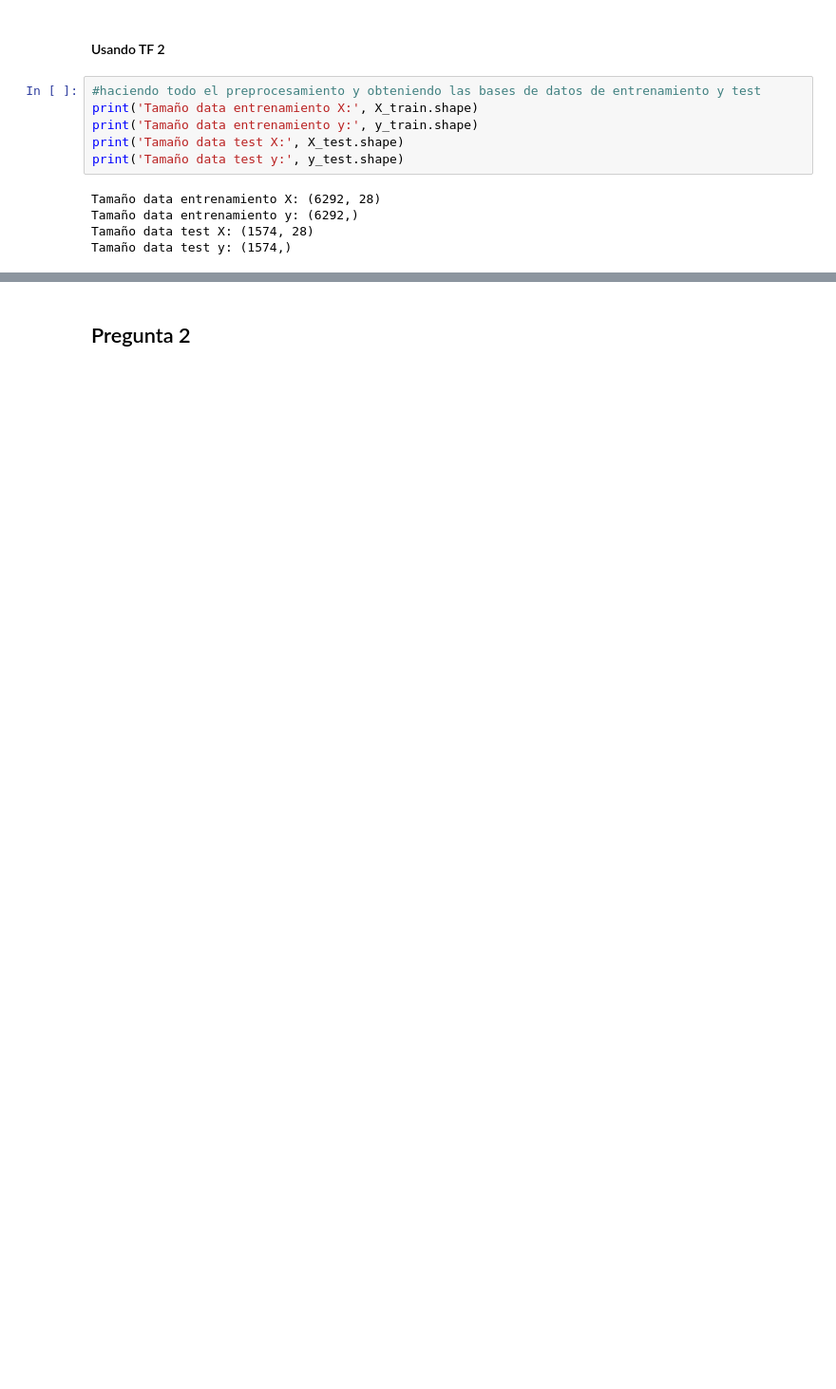
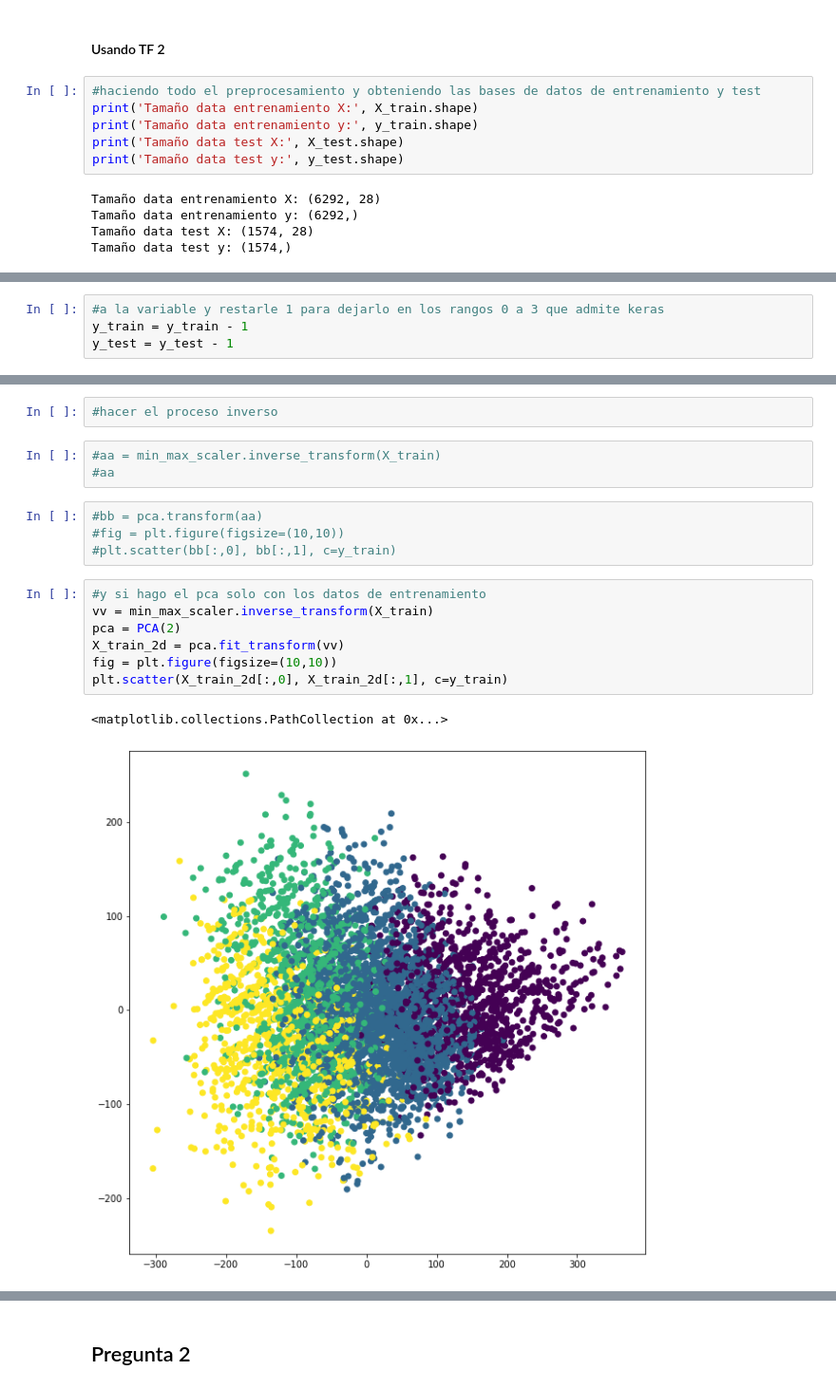
Before and after one commit to joseortegalabra/MLBI, a Jupyter notebook: Tarea1_MLBI_José_Ignacio_Ortega_Labra.ipynb, the cells around one changed output, grey strips where cells are left out. Shown at 95% size. Saved outputs shown, nothing was run; the diff lists cells and outputs as text; blank space fills up the shorter version.

```diff
--- a/Tarea1_MLBI_José_Ignacio_Ortega_Labra.ipynb
+++ b/Tarea1_MLBI_José_Ignacio_Ortega_Labra.ipynb
@@ -289,0 +322,4 @@ y_test_tensor = tf.reshape(tf.convert_to_tensor(y_test, dtype = tf.float32), [y_
+# %%
+#a la variable y restarle 1 para dejarlo en los rangos 0 a 3 que admite keras
+y_train = y_train - 1
+y_test = y_test - 1
@@ -297,0 +484,19 @@ SyntaxError: ignored
+# %%
+#hacer el proceso inverso
+# %%
+#aa = min_max_scaler.inverse_transform(X_train)
+#aa
+# %%
+#bb = pca.transform(aa)
+#fig = plt.figure(figsize=(10,10))
+#plt.scatter(bb[:,0], bb[:,1], c=y_train)
+# %%
+#y si hago el pca solo con los datos de entrenamiento
+vv = min_max_scaler.inverse_transform(X_train)
+pca = PCA(2)
+X_train_2d = pca.fit_transform(vv)
+fig = plt.figure(figsize=(10,10))
+plt.scatter(X_train_2d[:,0], X_train_2d[:,1], c=y_train)
+# %% [output]
+<matplotlib.collections.PathCollection at 0x...>
+[figure, added]
```
Also changed, not shown: parts of 58 cells of this notebook.
